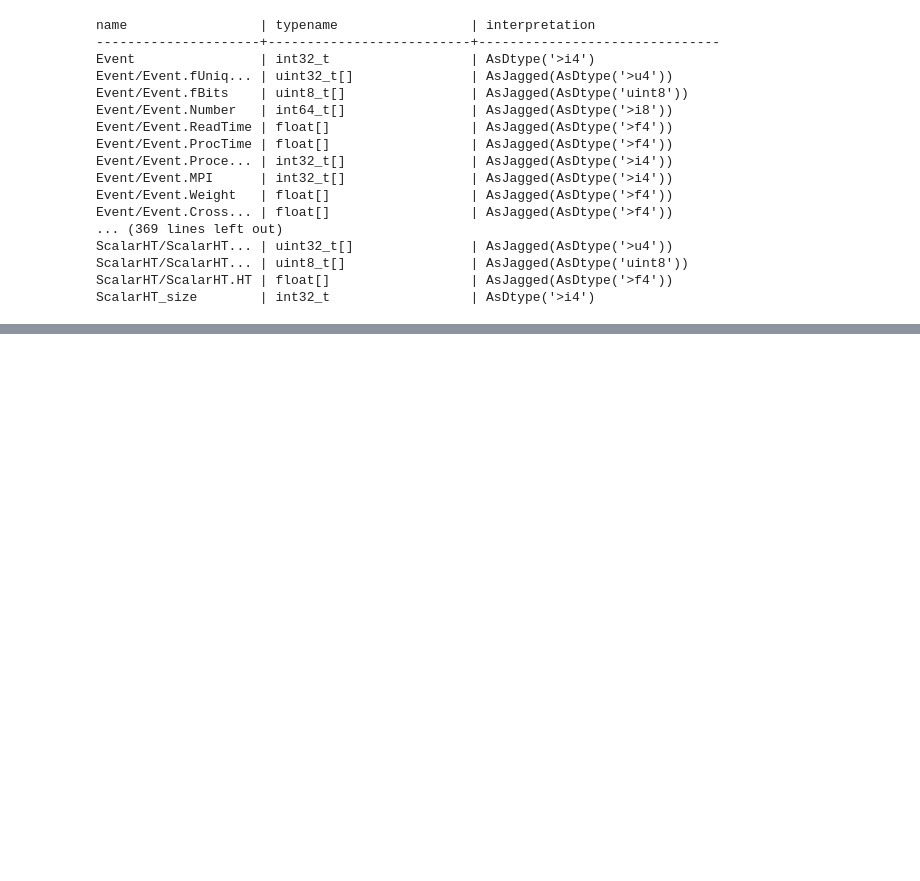
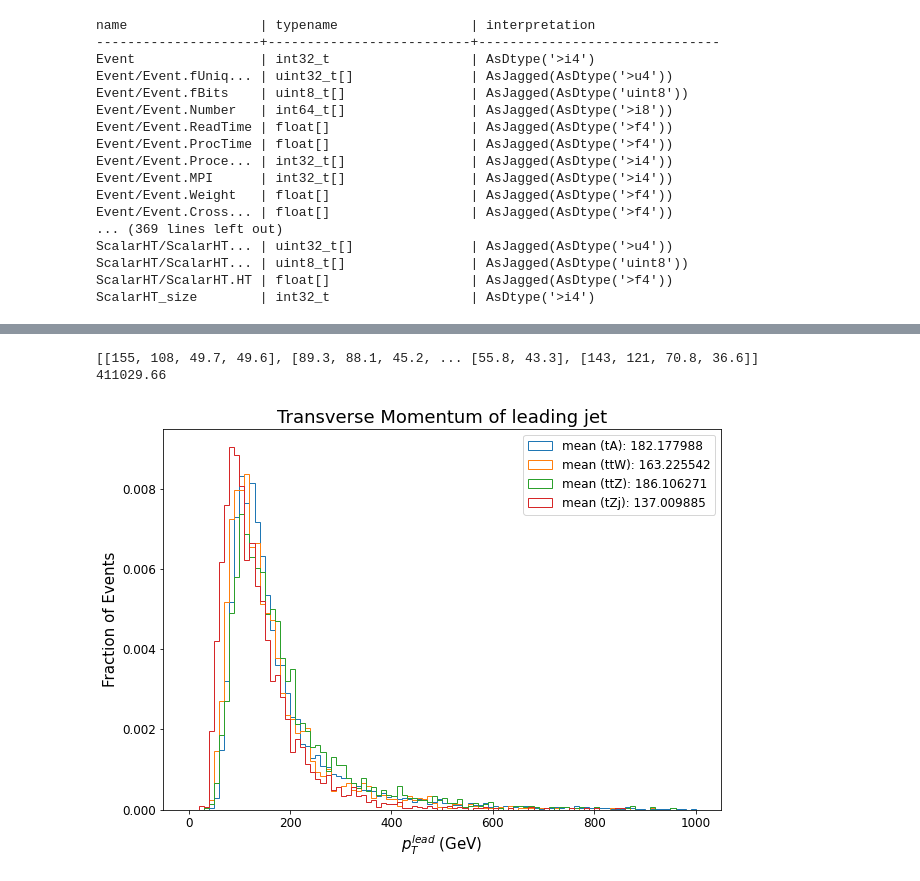
Before and after one commit to dlai211/Triple-Top, a Jupyter notebook: kinematic_plots.ipynb, the cells around one changed output, grey strips where cells are left out. Saved outputs shown, nothing was run; the diff lists cells and outputs as text; code cells hidden in the pictures; blank space fills up the shorter version.

```diff
--- a/kinematic_plots.ipynb
+++ b/kinematic_plots.ipynb
@@ -308,0 +451,27 @@ Area below the integral:  0.027963960000000433
+# %%
+# Transverse Momentum of leading jet
+plt.figure(figsize=(10,7))
+bin = np.linspace(0, 1000, 101)
+m = np.diff(bin)
+m1 = ak.max(Att_jet_ak['Jet.PT'], axis=-1, mask_identity=False)
+plt.hist(m1, bins=bin, histtype='step', density=True, label='mean (tA): %f' %(ak.mean(m1)))
+m1 = ak.max(ttW_jet_ak['Jet.PT'], axis=-1, mask_identity=False)
+plt.hist(m1, bins=bin, histtype='step', density=True, label='mean (ttW): %f' %(ak.mean(m1)))
+m1 = ak.max(ttZ_jet_ak['Jet.PT'], axis=-1, mask_identity=False)
+plt.hist(m1, bins=bin, histtype='step', density=True, label='mean (ttZ): %f' %(ak.mean(m1)))
+m1 = ak.max(tZj_jet_ak['Jet.PT'], axis=-1, mask_identity=False)
+print(tZj_jet_ak['Jet.PT'])
+print(np.sum(m1))
+plt.hist(m1, bins=bin, histtype='step', density=True, label='mean (tZj): %f' %(ak.mean(m1)))
+
+plt.legend(fontsize=12)
+plt.xlabel(r'$p_{T}^{lead}$ (GeV)' , fontsize=15)
+plt.ylabel("Fraction of Events", fontsize=15)
+plt.title('Transverse Momentum of leading jet', fontsize=18)
+plt.xticks(fontsize=12)
+plt.yticks(fontsize=12)
+plt.show()
+# %% [output]
+[[155, 108, 49.7, 49.6], [89.3, 88.1, 45.2, ... [55.8, 43.3], [143, 121, 70.8, 36.6]]
+411029.66
+[figure, added]
```
Also changed, not shown: parts of 35 cells of this notebook, 1 other file.
